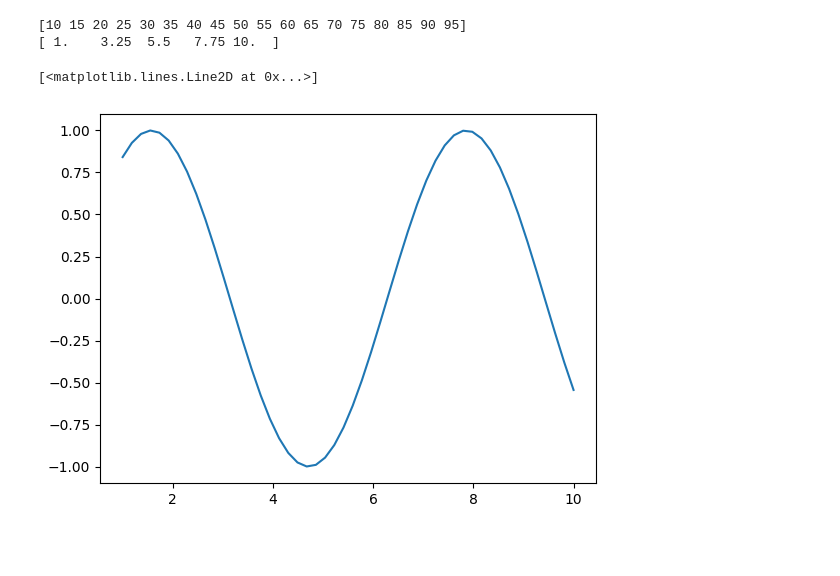
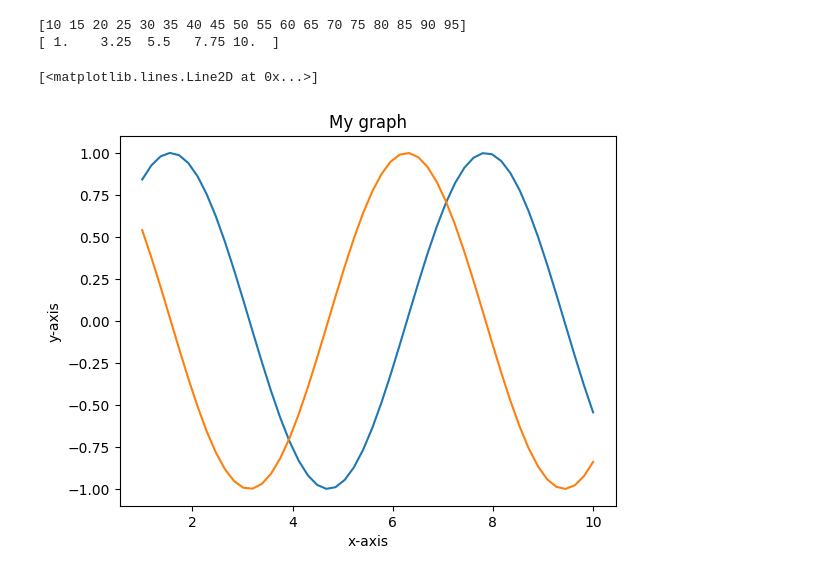
Before and after one commit to mario3219/python-notes, a Jupyter notebook: python-notes.ipynb, the cells around one changed output. Cells and saved outputs as stored; diff of their text form; code cells hidden in the pictures; blank space fills up the shorter version.

```diff
--- a/python-notes.ipynb
+++ b/python-notes.ipynb
@@ -66,14 +66,23 @@ print(array)
 # %%
 # plotta en funktion
 
 import numpy as np
 import matplotlib.pyplot as plt
 
 def f(x):
     return np.sin(x)
 x = np.linspace(1, 10, 50)
 
 plt.plot(x, f(x))
+plt.title('My graph')
+plt.ylabel('y-axis')
+plt.xlabel('x-axis')
+
+# man behöver inte göra hold on som i matlab
+
+def f2(x):
+    return np.cos(x)
+plt.plot(x, f2(x))
 # %% [output]
 [<matplotlib.lines.Line2D at 0x...>]
-[figure, old version]
+[figure, new version]
```
